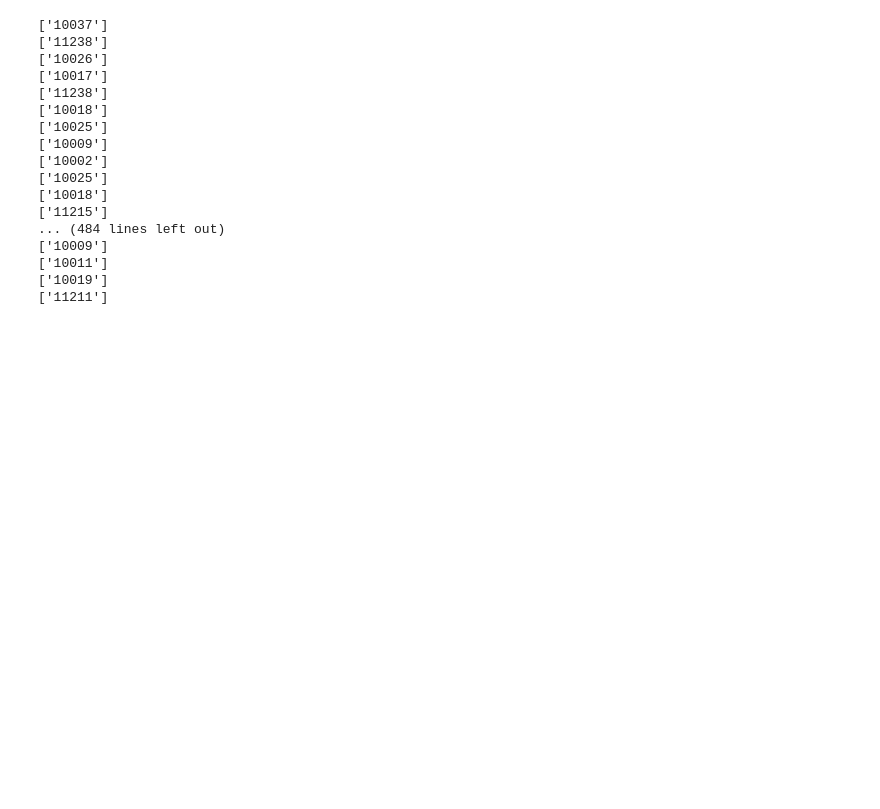
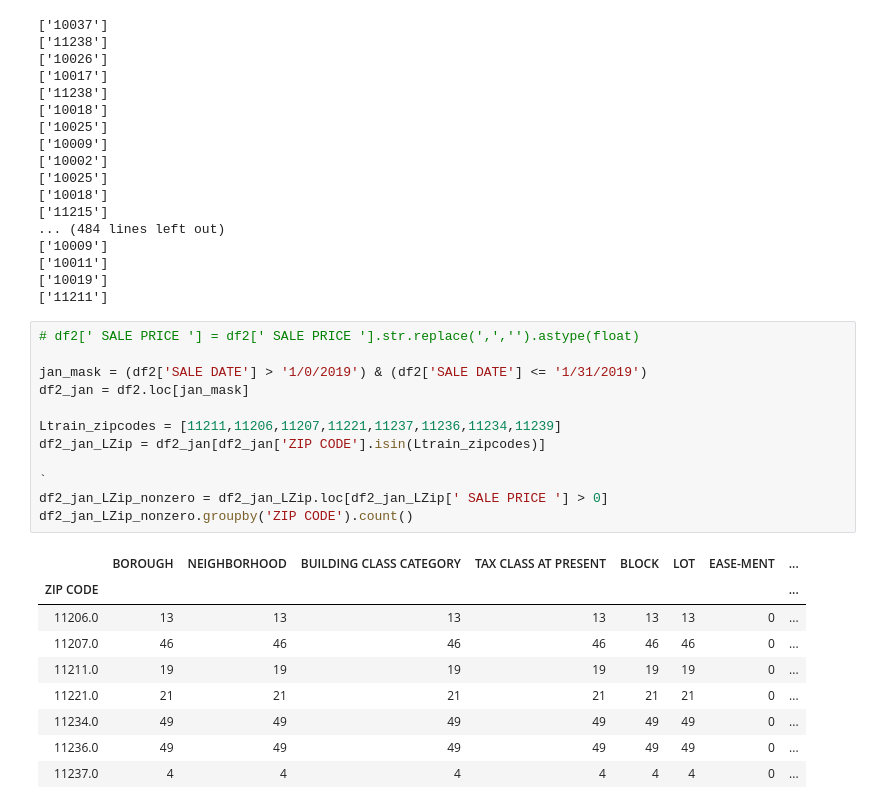
Before and after one commit to nate1mace/TheSuperGroup, a Jupyter notebook: Airbnb to Sales Sept2019.ipynb, the cells around one changed output. Drawn from its saved outputs; the diff is of its cells as text; blank space fills up the shorter version.

```diff
--- a/Airbnb to Sales Sept2019.ipynb
+++ b/Airbnb to Sales Sept2019.ipynb
@@ -210,3 +194,25 @@ for x,y in zip(airbnb_lat,airbnb_lng):
 ['10011']
 ['10019']
 ['11211']
+# %%
+# df2[' SALE PRICE '] = df2[' SALE PRICE '].str.replace(',','').astype(float)
+
+jan_mask = (df2['SALE DATE'] > '1/0/2019') & (df2['SALE DATE'] <= '1/31/2019')
+df2_jan = df2.loc[jan_mask]
+
+Ltrain_zipcodes = [11211,11206,11207,11221,11237,11236,11234,11239]
+df2_jan_LZip = df2_jan[df2_jan['ZIP CODE'].isin(Ltrain_zipcodes)]
+
+`
+df2_jan_LZip_nonzero = df2_jan_LZip.loc[df2_jan_LZip[' SALE PRICE '] > 0]
+df2_jan_LZip_nonzero.groupby('ZIP CODE').count()
+# %% [output]
+|  | BOROUGH | NEIGHBORHOOD | BUILDING CLASS CATEGORY | TAX CLASS AT PRESENT | BLOCK | LOT | EASE-MENT | ... |
+| ZIP CODE |  |  |  |  |  |  |  | ... |
+| 11206.0 | 13 | 13 | 13 | 13 | 13 | 13 | 0 | ... |
+| 11207.0 | 46 | 46 | 46 | 46 | 46 | 46 | 0 | ... |
+| 11211.0 | 19 | 19 | 19 | 19 | 19 | 19 | 0 | ... |
+| 11221.0 | 21 | 21 | 21 | 21 | 21 | 21 | 0 | ... |
+| 11234.0 | 49 | 49 | 49 | 49 | 49 | 49 | 0 | ... |
+| 11236.0 | 49 | 49 | 49 | 49 | 49 | 49 | 0 | ... |
+| 11237.0 | 4 | 4 | 4 | 4 | 4 | 4 | 0 | ... |
```
Also changed, not shown: parts of 1 cell of this notebook, 6 other files.
